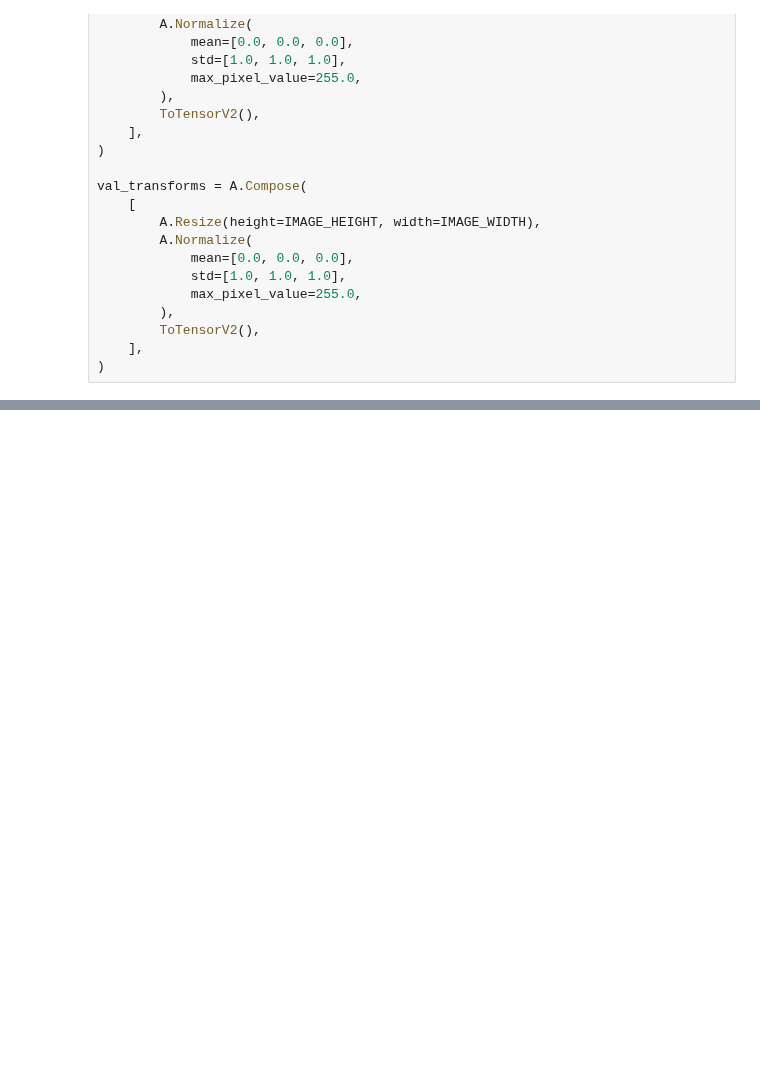
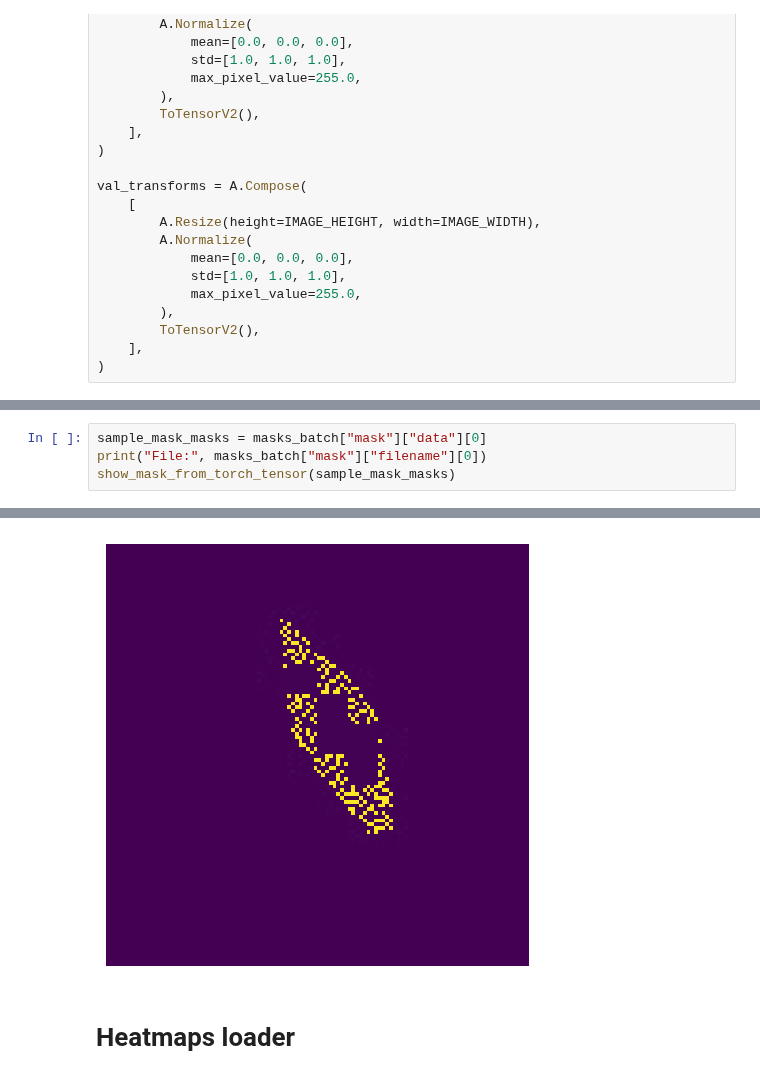
Before and after one commit to Tec-AI-23/EchoNetDynamic, a Jupyter notebook: scripts/dataloader.ipynb, the cells around one changed output, grey strips where cells are left out. Drawn from its saved outputs; the diff is of its cells as text; blank space fills up the shorter version.

```diff
--- a/scripts/dataloader.ipynb
+++ b/scripts/dataloader.ipynb
@@ -186,0 +76,5 @@ def get_loaders_heatmaps(
+# %%
+sample_mask_masks = masks_batch["mask"]["data"][0]
+print("File:", masks_batch["mask"]["filename"][0])
+show_mask_from_torch_tensor(sample_mask_masks)
+# %% [output]
@@ -187 +82,4 @@ def get_loaders_heatmaps(
+[figure, added]
+# %% [markdown]
+# Heatmaps loader
 # %%
```
Also changed, not shown: parts of 14 cells of this notebook, 4 other files.
